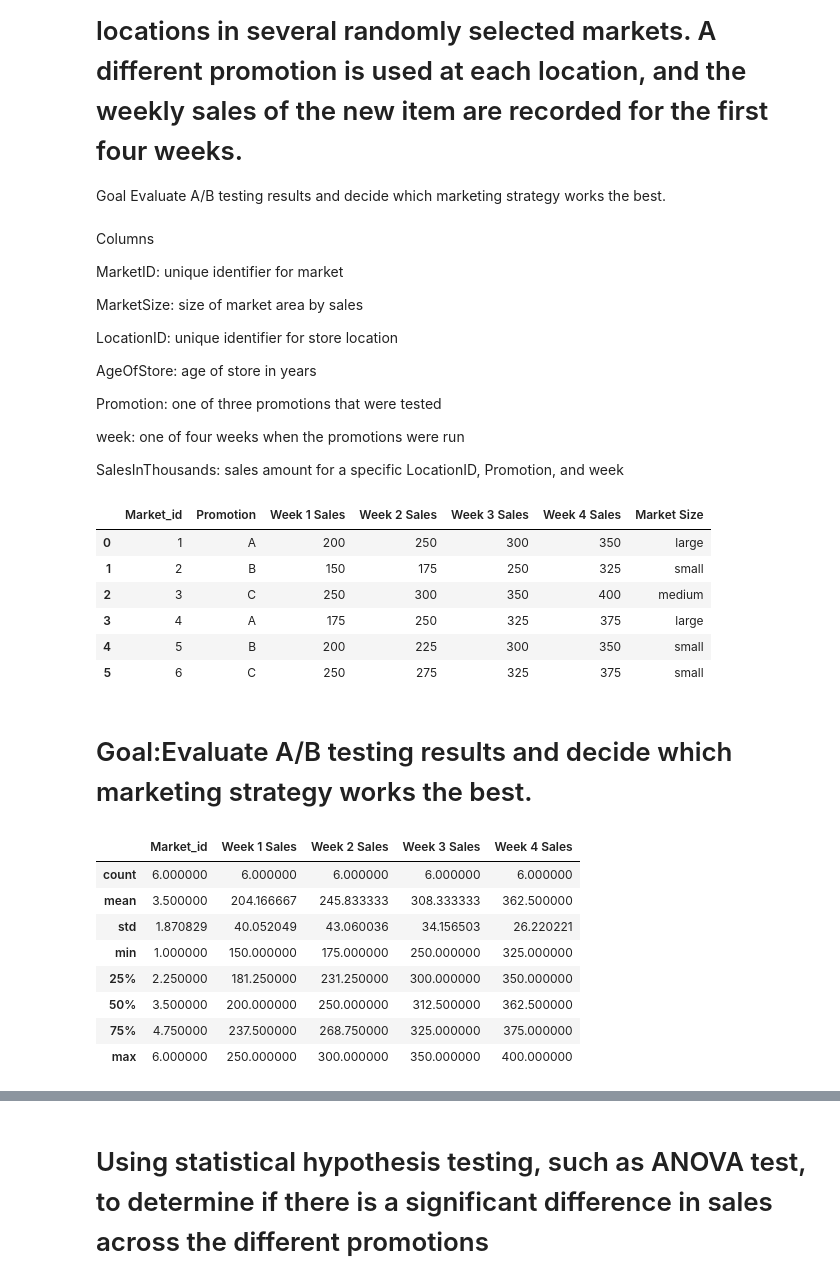
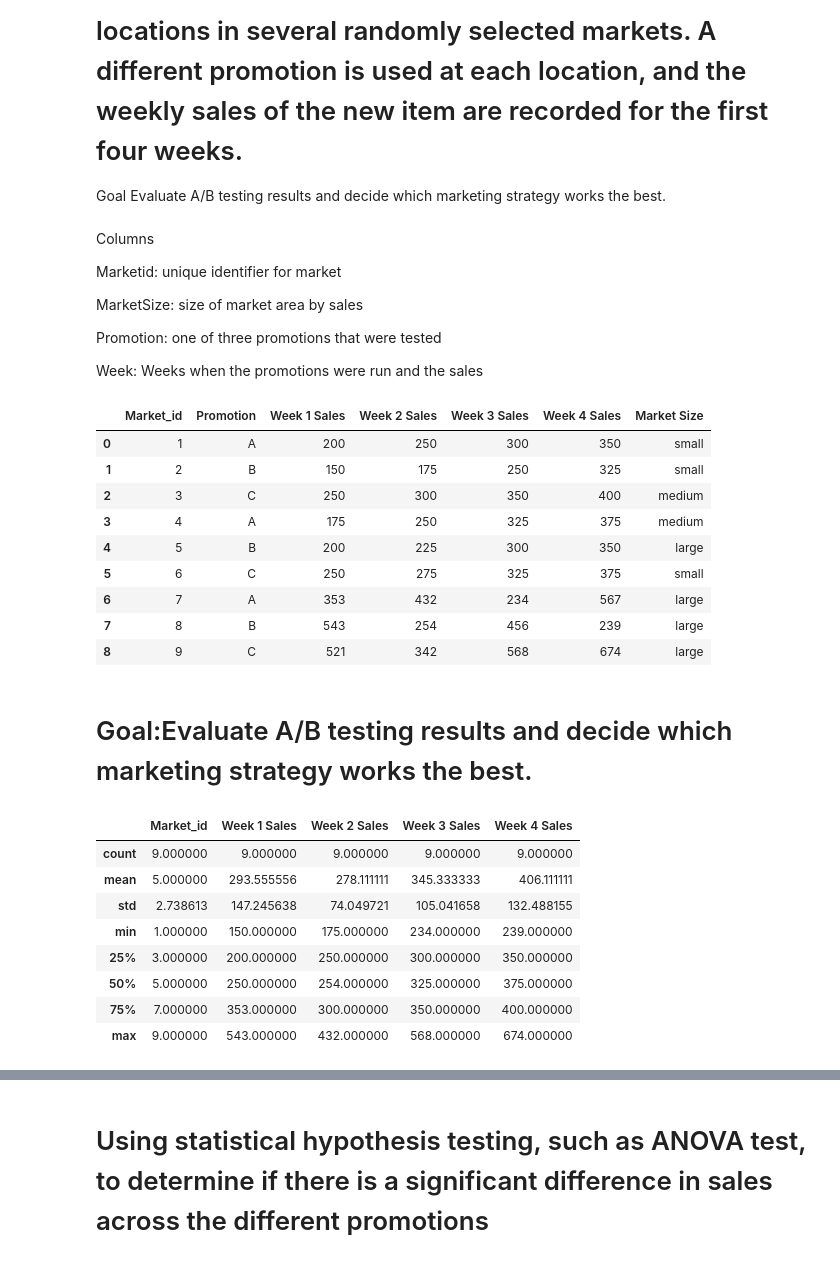
Before and after one commit to Eddy265/Python_Projects, a Jupyter notebook: A_B_test_marketing_strategy.ipynb, the cells around one changed output, grey strips where cells are left out. Saved outputs shown, nothing was run; the diff lists cells and outputs as text; code cells hidden in the pictures.

```diff
--- a/A_B_test_marketing_strategy.ipynb
+++ b/A_B_test_marketing_strategy.ipynb
@@ -19,59 +19,56 @@ Goal Evaluate A/B testing results and decide which marketing strategy works the
 # %% [markdown]
 Columns
 
-MarketID: unique identifier for market
+Marketid: unique identifier for market
 
 MarketSize: size of market area by sales
 
-LocationID: unique identifier for store location
-
-AgeOfStore: age of store in years
-
 Promotion: one of three promotions that were tested
 
-week: one of four weeks when the promotions were run
-
-SalesInThousands: sales amount for a specific LocationID, Promotion, and week
+Week: Weeks when the promotions were run and the sales
 # %%
 import pandas as pd
 import numpy as np
 
-data = {'Market_id': [1, 2, 3, 4, 5, 6],
-        'Promotion': ['A', 'B', 'C', 'A', 'B', 'C'],
-        'Week 1 Sales': [200, 150, 250, 175, 200, 250],
-        'Week 2 Sales': [250, 175, 300, 250, 225, 275],
-        'Week 3 Sales': [300, 250, 350, 325, 300, 325],
-        'Week 4 Sales': [350, 325, 400, 375, 350, 375]}
+data = {'Market_id': [1, 2, 3, 4, 5, 6, 7, 8, 9],
+        'Promotion': ['A', 'B', 'C', 'A', 'B', 'C', 'A', 'B', 'C'],
+        'Week 1 Sales': [200, 150, 250, 175, 200, 250, 353, 543, 521],
+        'Week 2 Sales': [250, 175, 300, 250, 225, 275, 432, 254, 342],
+        'Week 3 Sales': [300, 250, 350, 325, 300, 325, 234, 456, 568],
+        'Week 4 Sales': [350, 325, 400, 375, 350, 375, 567, 239, 674]}
 
 df = pd.DataFrame(data)
 
 # add the 'Market Size' column
 df['Market Size'] = np.random.choice(['small', 'medium', 'large'], df.shape[0])
 
 
 df
 # %% [output]
 |  | Market_id | Promotion | Week 1 Sales | Week 2 Sales | Week 3 Sales | Week 4 Sales | Market Size |
-| 0 | 1 | A | 200 | 250 | 300 | 350 | large |
+| 0 | 1 | A | 200 | 250 | 300 | 350 | small |
 | 1 | 2 | B | 150 | 175 | 250 | 325 | small |
 | 2 | 3 | C | 250 | 300 | 350 | 400 | medium |
-| 3 | 4 | A | 175 | 250 | 325 | 375 | large |
-| 4 | 5 | B | 200 | 225 | 300 | 350 | small |
+| 3 | 4 | A | 175 | 250 | 325 | 375 | medium |
+| 4 | 5 | B | 200 | 225 | 300 | 350 | large |
 | 5 | 6 | C | 250 | 275 | 325 | 375 | small |
+| 6 | 7 | A | 353 | 432 | 234 | 567 | large |
+| 7 | 8 | B | 543 | 254 | 456 | 239 | large |
+| 8 | 9 | C | 521 | 342 | 568 | 674 | large |
 # %% [markdown]
 # Goal:Evaluate A/B testing results and decide which marketing strategy works the best.
 # %%
 df.describe()
 # %% [output]
 |  | Market_id | Week 1 Sales | Week 2 Sales | Week 3 Sales | Week 4 Sales |
-| count | 6.000000 | 6.000000 | 6.000000 | 6.000000 | 6.000000 |
-| mean | 3.500000 | 204.166667 | 245.833333 | 308.333333 | 362.500000 |
-| std | 1.870829 | 40.052049 | 43.060036 | 34.156503 | 26.220221 |
-| min | 1.000000 | 150.000000 | 175.000000 | 250.000000 | 325.000000 |
-| 25% | 2.250000 | 181.250000 | 231.250000 | 300.000000 | 350.000000 |
-| 50% | 3.500000 | 200.000000 | 250.000000 | 312.500000 | 362.500000 |
-| 75% | 4.750000 | 237.500000 | 268.750000 | 325.000000 | 375.000000 |
-| max | 6.000000 | 250.000000 | 300.000000 | 350.000000 | 400.000000 |
+| count | 9.000000 | 9.000000 | 9.000000 | 9.000000 | 9.000000 |
+| mean | 5.000000 | 293.555556 | 278.111111 | 345.333333 | 406.111111 |
+| std | 2.738613 | 147.245638 | 74.049721 | 105.041658 | 132.488155 |
+| min | 1.000000 | 150.000000 | 175.000000 | 234.000000 | 239.000000 |
+| 25% | 3.000000 | 200.000000 | 250.000000 | 300.000000 | 350.000000 |
+| 50% | 5.000000 | 250.000000 | 254.000000 | 325.000000 | 375.000000 |
+| 75% | 7.000000 | 353.000000 | 300.000000 | 350.000000 | 400.000000 |
+| max | 9.000000 | 543.000000 | 432.000000 | 568.000000 | 674.000000 |
 # %%
 # calculate the mean sales for each promotion
 mean_sales = df.groupby('Promotion')[['Week 1 Sales', 'Week 2 Sales', 'Week 3 Sales', 'Week 4 Sales']].mean()
```
Also changed, not shown: parts of 5 cells of this notebook, 1 other file.
